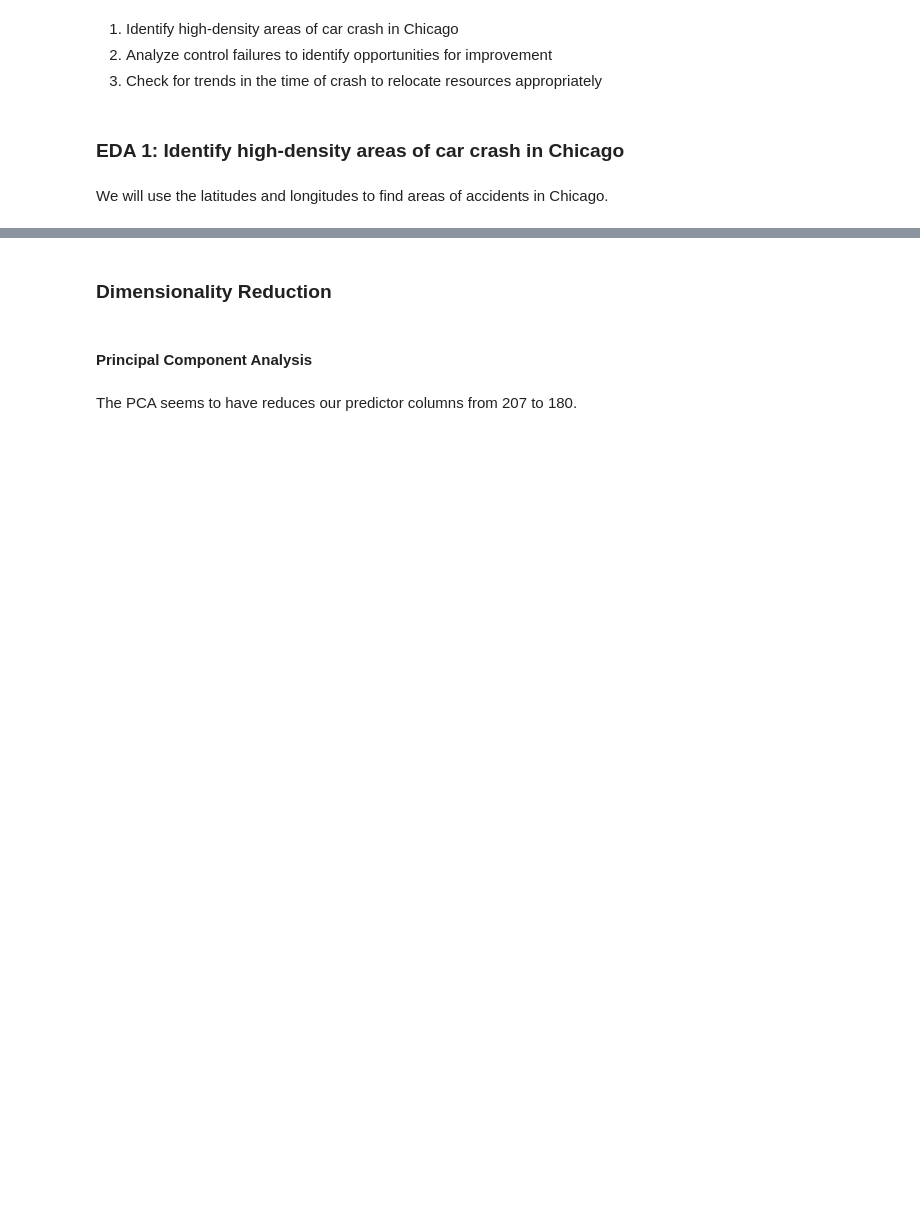
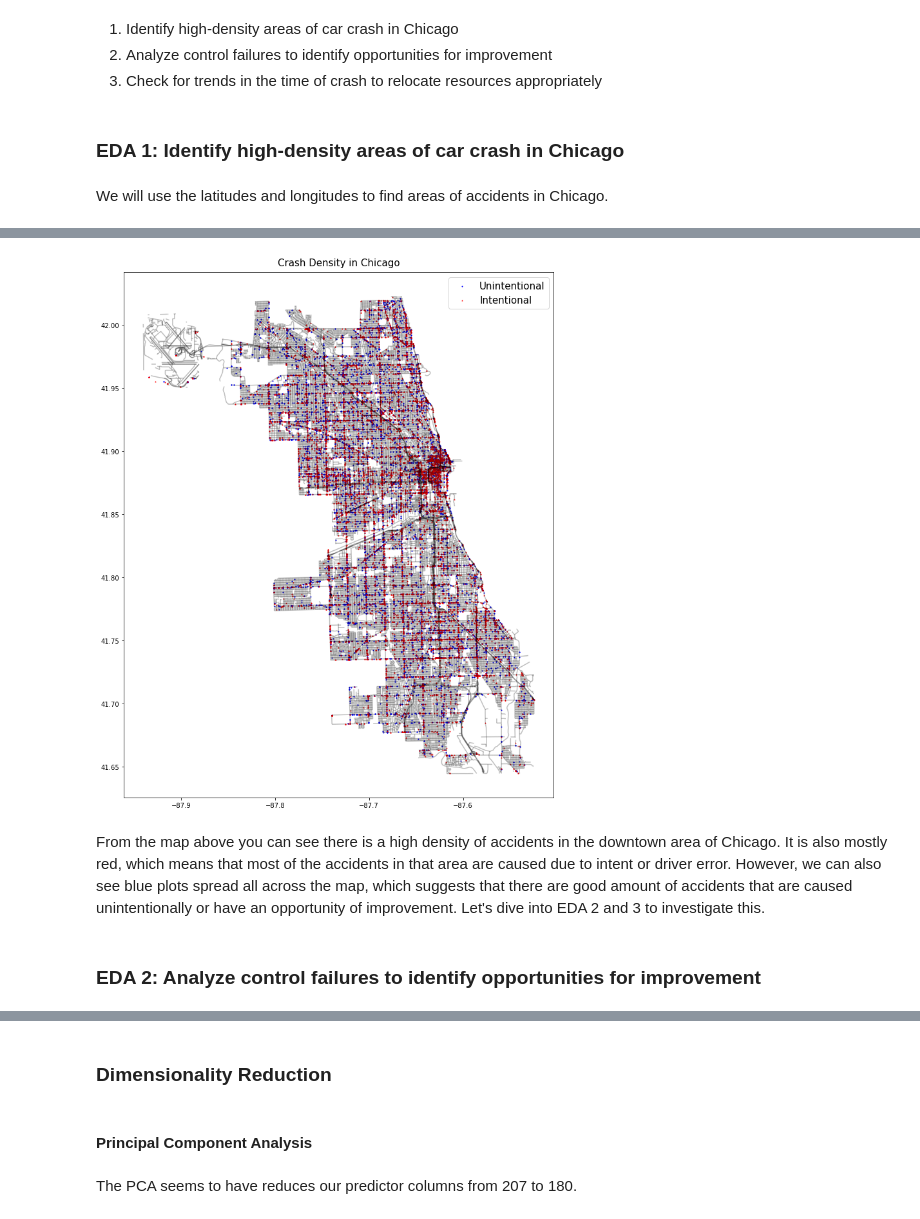
Before and after one commit to dicchyantgurung/Classification-of-car-crashes-in-Chicago-using-XGBoost, a Jupyter notebook: student.ipynb, the cells around one changed output, grey strips where cells are left out. Saved outputs shown, nothing was run; the diff lists cells and outputs as text; code cells hidden in the pictures; blank space fills up the shorter version.

```diff
--- a/student.ipynb
+++ b/student.ipynb
@@ -106,7 +105,7 @@ Using some domain knowledge and relevance to the target variable i.e 'Contributo
 columns_to_delete = ['RD_NO', 'CRASH_DATE_EST_I', 'CRASH_DATE','LANE_CNT','REPORT_TYPE','DATE_POLICE_NOTIFIED',
  'SEC_CONTRIBUTORY_CAUSE','STREET_NO','STREET_DIRECTION', 'STREET_NAME','PHOTOS_TAKEN_I', 'STATEMENTS_TAKEN_I', 'BEAT_OF_OCCURRENCE', 'MOST_SEVERE_INJURY', 'INJURIES_TOTAL','INJURIES_FATAL',
 'INJURIES_INCAPACITATING', 'INJURIES_NON_INCAPACITATING', 'INJURIES_REPORTED_NOT_EVIDENT', 'INJURIES_NO_INDICATION',
-'INJURIES_UNKNOWN', 'LATITUDE', 'LONGITUDE']
+'INJURIES_UNKNOWN']
 # %%
 df_crashes_clean = df_raw_crashes.drop(columns_to_delete, axis=1).copy()
 # %%
@@ -1221,0 +1196,28 @@ geo_df = gpd.GeoDataFrame(location
+# %%
+# Import shape file for the streep map of Chicago
+street_map = gpd.read_file(r'geo_export_dc279128-6577-44d1-a036-953e894c3e50.shx')
+# %%
+# create a location dataframe
+location = df_final[['PRIM_CONTRIBUTORY_CAUSE', 'LONGITUDE', 'LATITUDE']][:25000]
+
+# Specify the coordinate reference system(CRS) and geometry
+crs = {'init': 'epsg:4326'}
+geometry = [Point(xy) for xy in zip(location.LONGITUDE, location.LATITUDE)]
+
+# Create a geo dataframe
+geo_df = gpd.GeoDataFrame(location, crs=crs, geometry=geometry)
+# %%
+##### Plot the coordinates
+fig, ax = plt.subplots(figsize=(15, 15))
+street_map.plot(ax=ax, alpha=0.25, color='black')
+geo_df[geo_df['PRIM_CONTRIBUTORY_CAUSE'] == 0].plot(ax=ax, markersize=1, color='blue', marker='o', label='Unintentional')
+geo_df[geo_df['PRIM_CONTRIBUTORY_CAUSE'] == 1].plot(ax=ax, markersize=1, color='red', marker='^', label='Intentional')
+plt.legend(prop={'size':15})
+plt.title('Crash Density in Chicago', fontsize=15, pad=10)
+plt.savefig(r'Graphs\street_map.png', bbox_inches='tight');
+# %% [output]
+[figure, added]
+# %% [markdown]
+From the map above you can see there is a high density of accidents in the downtown area of Chicago. It is also mostly red, which means that most of the accidents in that area are caused due to intent or driver error. However, we can also see blue plots spread all across the map, which suggests that there are good amount of accidents that are caused unintentionally or have an opportunity of improvement. Let's dive into EDA 2 and 3 to investigate this.
+# %% [markdown]
+### EDA 2: Analyze control failures to identify opportunities for improvement
```
Also changed, not shown: parts of 79 cells of this notebook, 2 other files.
